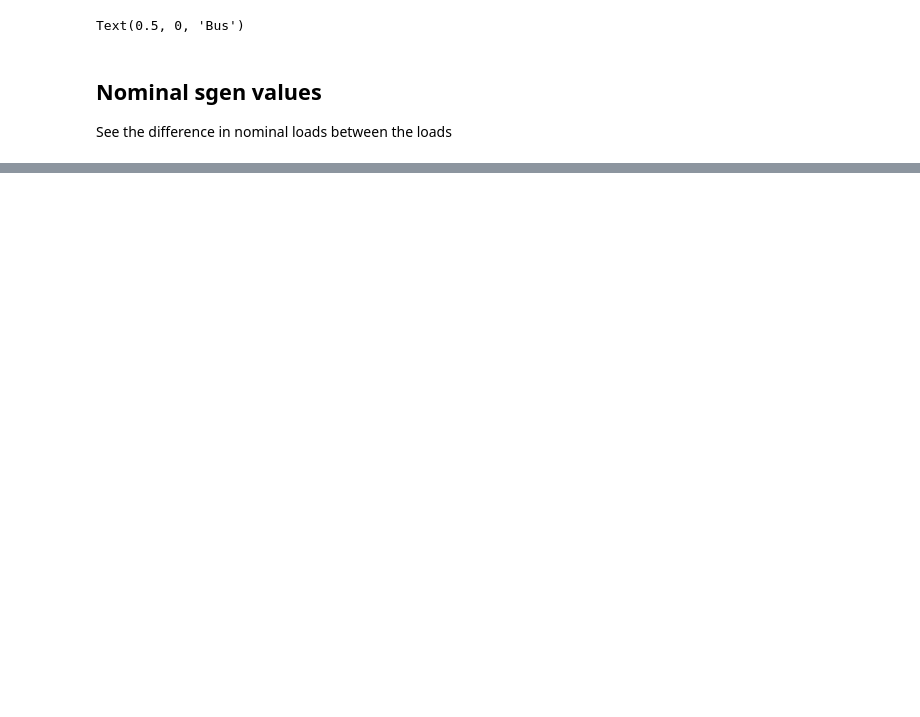
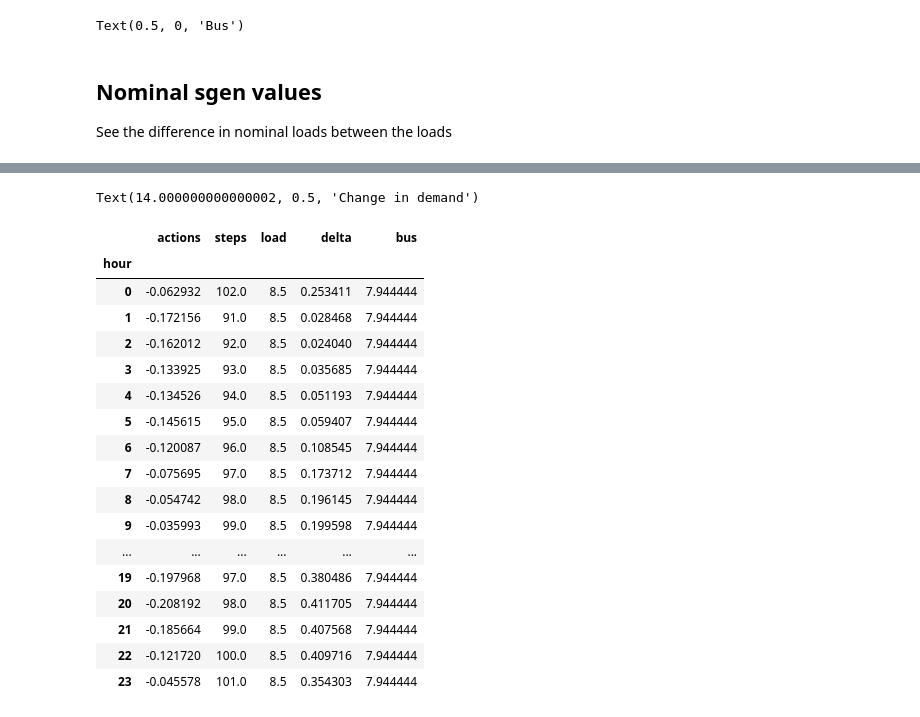
Before and after one commit to vegraux/master_thesis, a Jupyter notebook: RLpower/notebooks/visualise_actions.ipynb, the cells around one changed output, grey strips where cells are left out. Saved outputs shown, nothing was run; the diff lists cells and outputs as text; code cells hidden in the pictures; blank space fills up the shorter version.

```diff
--- a/RLpower/notebooks/visualise_actions.ipynb
+++ b/RLpower/notebooks/visualise_actions.ipynb
@@ -145,7 +146,7 @@ def load_env(model_name='flexible_load_first',seed=9):
     model.set_env(env)
     return model, env
 # %%
-model, env = load_env('overnight_reactive',seed=9)
+model, env = load_env()
 # %% [output]
 Loading a model without an environment, this model cannot be trained until it has a valid environment.
 setting up target updates ...
@@ -421,8 +422,6 @@ for reward in ['current']:
 
         current_step = env._current_step
         hour = calc_hour(env._episode_start_hour,current_step)
-        if hour == 12:
-            break
 
 
         if current_step == 0:
@@ -851,0 +922,3 @@ ax.set_xlabel('Bus')
+# %%
+model, env = load_env(seed=9)
+df = simulate_day3(env,model, show_demand=True, period=100000)
@@ -851,0 +956,12 @@ ax.set_xlabel('Bus')
+# %%
+load_bus = dict(zip(net.load.index,net.load.bus))
+
+
+data = df[df[''] == 'action']
+demand =  df[df[''] == 'demand']
+assert  (data[['steps','load']] .values == demand[['steps','load']] .values).all()
+
+data['delta'] = data['actions'].abs()*demand['actions'].values
+data['bus'] = data['load'].apply(lambda x: load_bus[x])
+fig, ax = plt.subplots()
+sns.boxplot(x='bus',y='delta', data=data, ax=ax)
@@ -851,0 +982,5 @@ ax.set_xlabel('Bus')
+# %%
+ax.set_xlabel('Hour of the day')
+ax.set_ylabel('Change in demand')
+# %% [output]
+Text(14.000000000000002, 0.5, 'Change in demand')
@@ -851,0 +989,21 @@ ax.set_xlabel('Bus')
+# %%
+data.groupby('hour').mean()
+# %% [output]
+|  | actions | steps | load | delta | bus |
+| hour |  |  |  |  |  |
+| 0 | -0.062932 | 102.0 | 8.5 | 0.253411 | 7.944444 |
+| 1 | -0.172156 | 91.0 | 8.5 | 0.028468 | 7.944444 |
+| 2 | -0.162012 | 92.0 | 8.5 | 0.024040 | 7.944444 |
+| 3 | -0.133925 | 93.0 | 8.5 | 0.035685 | 7.944444 |
+| 4 | -0.134526 | 94.0 | 8.5 | 0.051193 | 7.944444 |
+| 5 | -0.145615 | 95.0 | 8.5 | 0.059407 | 7.944444 |
+| 6 | -0.120087 | 96.0 | 8.5 | 0.108545 | 7.944444 |
+| 7 | -0.075695 | 97.0 | 8.5 | 0.173712 | 7.944444 |
+| 8 | -0.054742 | 98.0 | 8.5 | 0.196145 | 7.944444 |
+| 9 | -0.035993 | 99.0 | 8.5 | 0.199598 | 7.944444 |
+| ... | ... | ... | ... | ... | ... |
+| 19 | -0.197968 | 97.0 | 8.5 | 0.380486 | 7.944444 |
+| 20 | -0.208192 | 98.0 | 8.5 | 0.411705 | 7.944444 |
+| 21 | -0.185664 | 99.0 | 8.5 | 0.407568 | 7.944444 |
+| 22 | -0.121720 | 100.0 | 8.5 | 0.409716 | 7.944444 |
+| 23 | -0.045578 | 101.0 | 8.5 | 0.354303 | 7.944444 |
```
Also changed, not shown: parts of 13 cells of this notebook, 1 other file.
